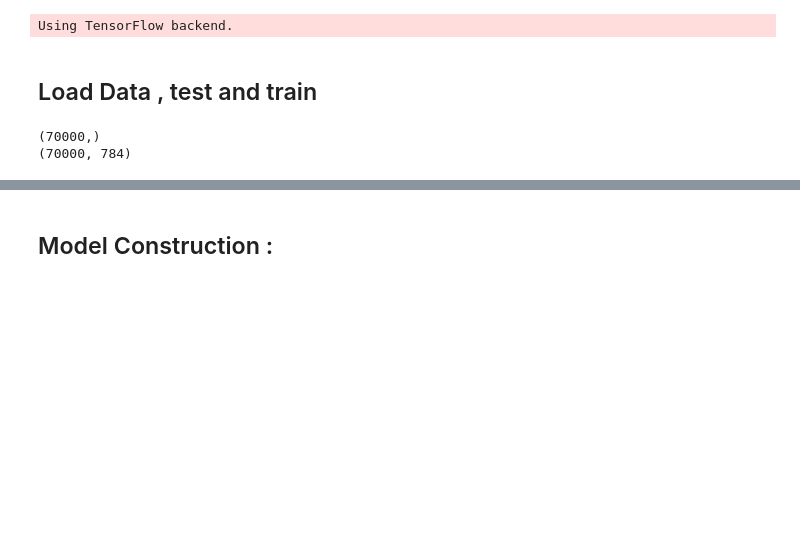
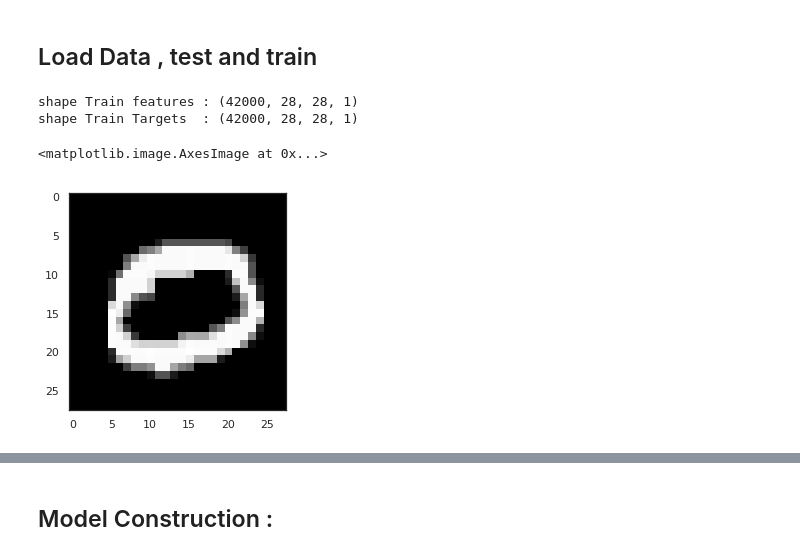
Before and after one commit to hamzaca/Digit_Recognizer_Kaggle, a Jupyter notebook: Digit_Recognition_CNN.ipynb, the cells around one changed output, grey strips where cells are left out. Cells and saved outputs as stored; diff of their text form; code cells hidden in the pictures; blank space fills up the shorter version.

Commit message:
code work except tensorflow misses the loaded graph

```diff
--- a/Digit_Recognition_CNN.ipynb
+++ b/Digit_Recognition_CNN.ipynb
@@ -5,6 +5,8 @@ import matplotlib.pyplot as plt
 import matplotlib.image as mpimg
 import seaborn as sns
 %matplotlib inline
+
+import cv2
 
 np.random.seed(2)
 
@@ -19,5 +21,6 @@ from keras.layers import Dense, Dropout, Flatten, Conv2D, MaxPool2D, BatchNormal
 from keras.optimizers import RMSprop
 from keras.preprocessing.image import ImageDataGenerator
 from keras.callbacks import ReduceLROnPlateau
+
+
+sns.set(style='white', context='notebook', palette='deep')
-# %% [output]
-Using TensorFlow backend.
@@ -28,15 +28,5 @@ Using TensorFlow backend.
 ## Load Data , test and train
 # %%
 
-train = pd.read_csv("train.csv")
-test = pd.read_csv("../test.csv")
+train = pd.read_csv("data/train.csv")
+test = pd.read_csv("data/test.csv")
-# %%
-
-Y_train = train["label"]
-print(Y_train.shape)
-
-X_train = train.drop(labels = ["label"],axis = 1)
-print(X_train.shape)
-# %% [output]
-(70000,)
-(70000, 784)
@@ -47,5 +33,26 @@ test = test / 255.0
 # %%
+
+Y_train = train["label"]
+X_train = train.drop(labels = ["label"],axis = 1)
+
+X_train = X_train / 255.0
+test = test / 255.0
 
 X_train = X_train.values.reshape(-1,28,28,1)
 test = test.values.reshape(-1,28,28,1)
+
+print("shape Train features :", np.shape(X_train))
+print("shape Train Targets  :", np.shape(X_train))
+# %% [output]
+shape Train features : (42000, 28, 28, 1)
+shape Train Targets  : (42000, 28, 28, 1)
+# %%
+image = test[1].reshape((28,28))
+
+plt.imshow(image, 'gray')
+
+cv2.imwrite()
+# %% [output]
+<matplotlib.image.AxesImage at 0x...>
+[figure, added]
 # %%
```
Also changed, not shown: parts of 16 cells of this notebook, 10 other files.
